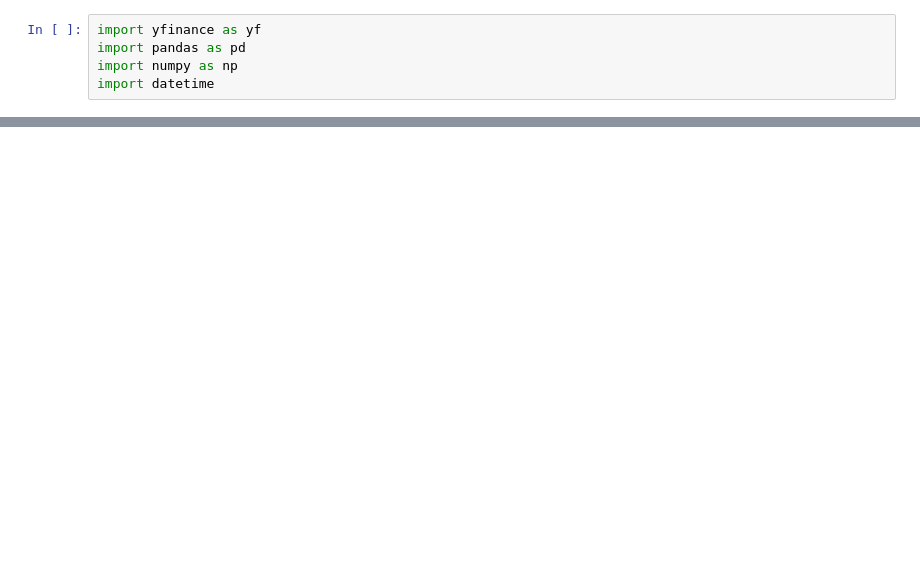
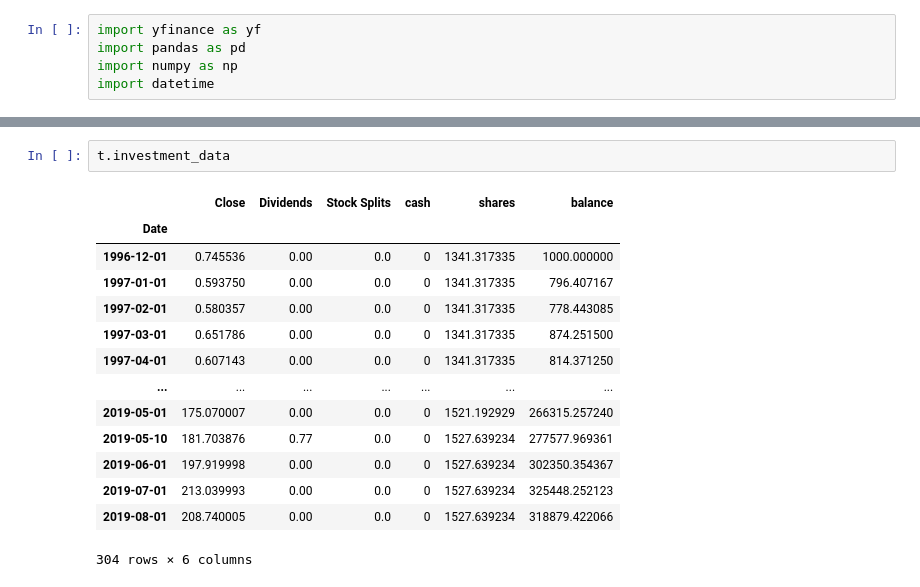
Before and after one commit to grkidwell/finance, a Jupyter notebook: yahoo_finance_history.ipynb, the cells around one changed output, grey strips where cells are left out. Saved outputs shown, nothing was run; the diff lists cells and outputs as text; blank space fills up the shorter version.

```diff
--- a/yahoo_finance_history.ipynb
+++ b/yahoo_finance_history.ipynb
@@ -79,5 +93,22 @@ t=Investment("xom",start="2006-12-01", end="2019-08-01",drip=True)
 # %% [output]
 [*********************100%***********************]  1 of 1 completed
+# %%
+t.investment_data
+# %% [output]
+|  | Close | Dividends | Stock Splits | cash | shares | balance |
+| Date |  |  |  |  |  |  |
+| 1996-12-01 | 0.745536 | 0.00 | 0.0 | 0 | 1341.317335 | 1000.000000 |
+| 1997-01-01 | 0.593750 | 0.00 | 0.0 | 0 | 1341.317335 | 796.407167 |
+| 1997-02-01 | 0.580357 | 0.00 | 0.0 | 0 | 1341.317335 | 778.443085 |
+| 1997-03-01 | 0.651786 | 0.00 | 0.0 | 0 | 1341.317335 | 874.251500 |
+| 1997-04-01 | 0.607143 | 0.00 | 0.0 | 0 | 1341.317335 | 814.371250 |
+| ... | ... | ... | ... | ... | ... | ... |
+| 2019-05-01 | 175.070007 | 0.00 | 0.0 | 0 | 1521.192929 | 266315.257240 |
+| 2019-05-10 | 181.703876 | 0.77 | 0.0 | 0 | 1527.639234 | 277577.969361 |
+| 2019-06-01 | 197.919998 | 0.00 | 0.0 | 0 | 1527.639234 | 302350.354367 |
+| 2019-07-01 | 213.039993 | 0.00 | 0.0 | 0 | 1527.639234 | 325448.252123 |
+| 2019-08-01 | 208.740005 | 0.00 | 0.0 | 0 | 1527.639234 | 318879.422066 |
+304 rows × 6 columns
 # %%
 t.summary
 # %% [output]
```
Also changed, not shown: parts of 8 cells of this notebook, 2 other files.
